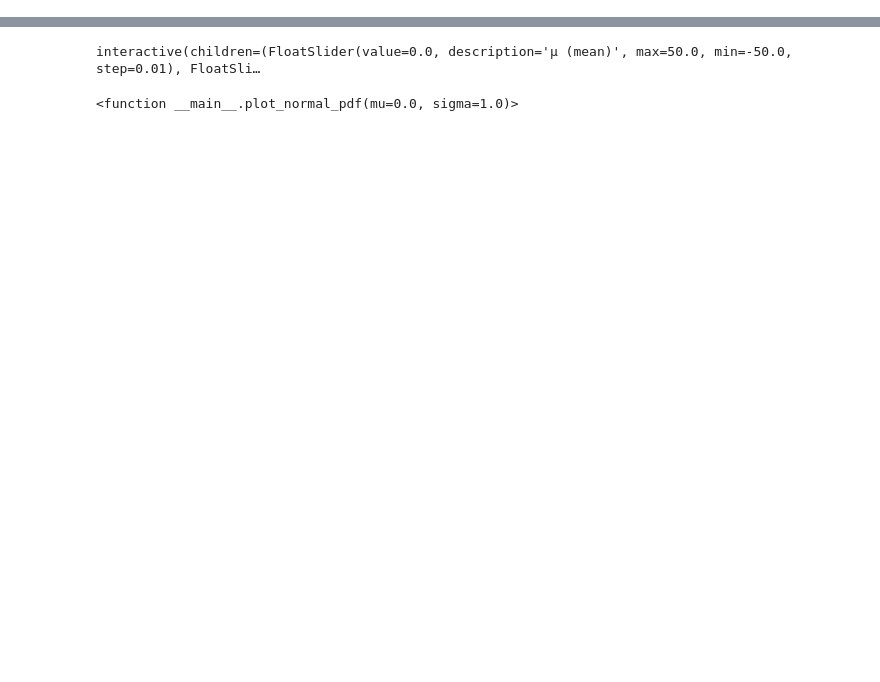
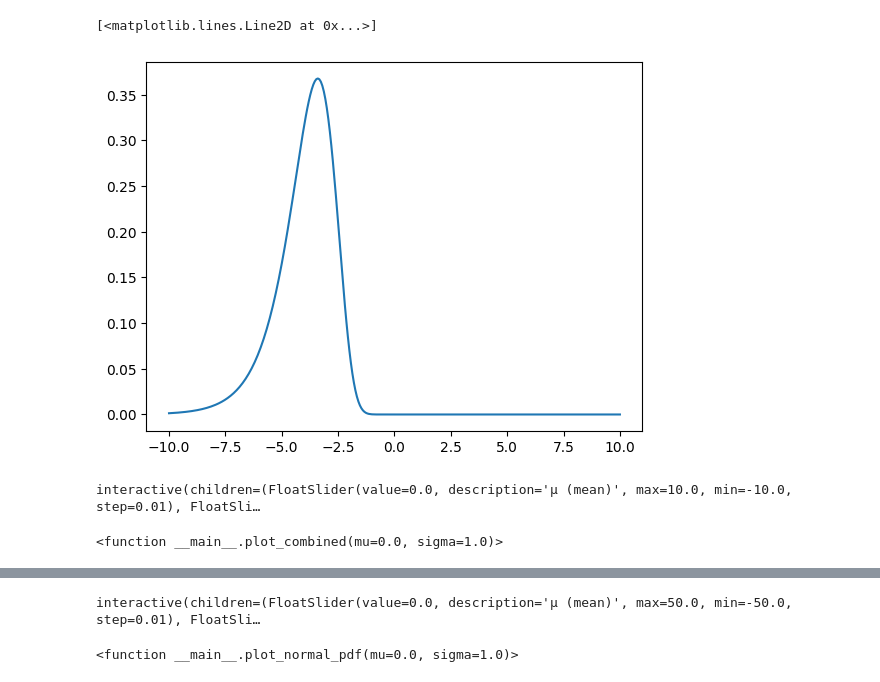
Before and after one commit to roualdes/mcmcexperiments, a Jupyter notebook: klhr/DensityPlot.ipynb, the cells around one changed output, grey strips where cells are left out. Saved outputs shown, nothing was run; the diff lists cells and outputs as text; code cells hidden in the pictures; blank space fills up the shorter version.

```diff
--- a/klhr/DensityPlot.ipynb
+++ b/klhr/DensityPlot.ipynb
@@ -5,0 +18,39 @@ from ipywidgets import interact, FloatSlider
+# %%
+bs_model = BSModel(stan_file = "/mnt/c/Users/jccer/mcmcexperiments/stan/one_exponential.stan",
+                   data_file = "/mnt/c/Users/jccer/mcmcexperiments/stan/one_exponential.json")
+# %%
+xx = np.linspace(-10, 10, 301)
+fxx = [np.exp(bs_model.log_density(np.array([xxn]), propto = False)) for xxn in xx]
+plt.plot(xx, fxx, label = "model")
+# %% [output]
+[<matplotlib.lines.Line2D at 0x...>]
+[figure, added]
+# %%
+xx = np.linspace(-10, 10, 301)
+fxx = [np.exp(bs_model.log_density(np.array([xxn]), propto = False)) for xxn in xx]
+
+def plot_combined(mu = 0.0, sigma = 1.0):
+    x = np.linspace(mu - 5 * sigma, mu + 5 * sigma, 1000)
+    y = norm.pdf(x, mu, sigma)
+
+    plt.figure(figsize = (8, 5))
+
+    plt.plot(x, y, label = f'Normal: μ = {mu:.2f}, σ = {sigma:.2f}', color = 'blue')
+    plt.axvline(mu, color = 'red', linestyle = '--', label = 'Mean (μ)')
+
+    plt.plot(xx, fxx, label = 'Stan Model', color = 'green')
+
+    plt.xlabel('x')
+    plt.ylabel('f(x)')
+    plt.title('Stan Model vs Normal Distribution')
+    plt.grid(True)
+    plt.minorticks_on()
+    plt.legend()
+    plt.show()
+
+interact(plot_combined,
+         mu = FloatSlider(value = 0.0, min = -10.0, max = 10.0, step = 0.01, description = 'μ (mean)'),
+         sigma = FloatSlider(value = 0.01, min = 0.01, max = 10.0, step = 0.01, description = 'σ (std)'))
+# %% [output]
+interactive(children=(FloatSlider(value=0.0, description='μ (mean)', max=10.0, min=-10.0, step=0.01), FloatSli…
+<function __main__.plot_combined(mu=0.0, sigma=1.0)>
```
Also changed, not shown: parts of 9 cells of this notebook.
